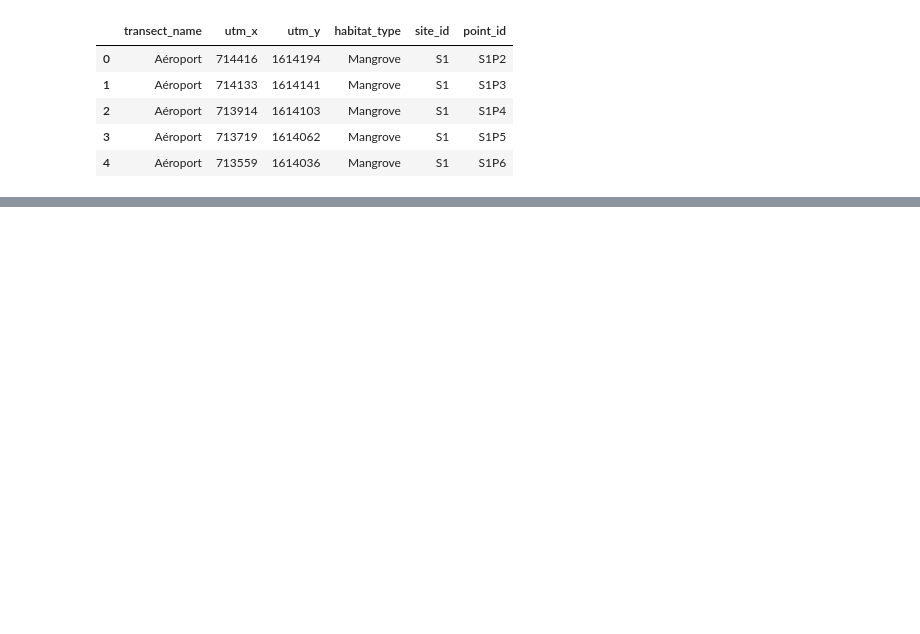
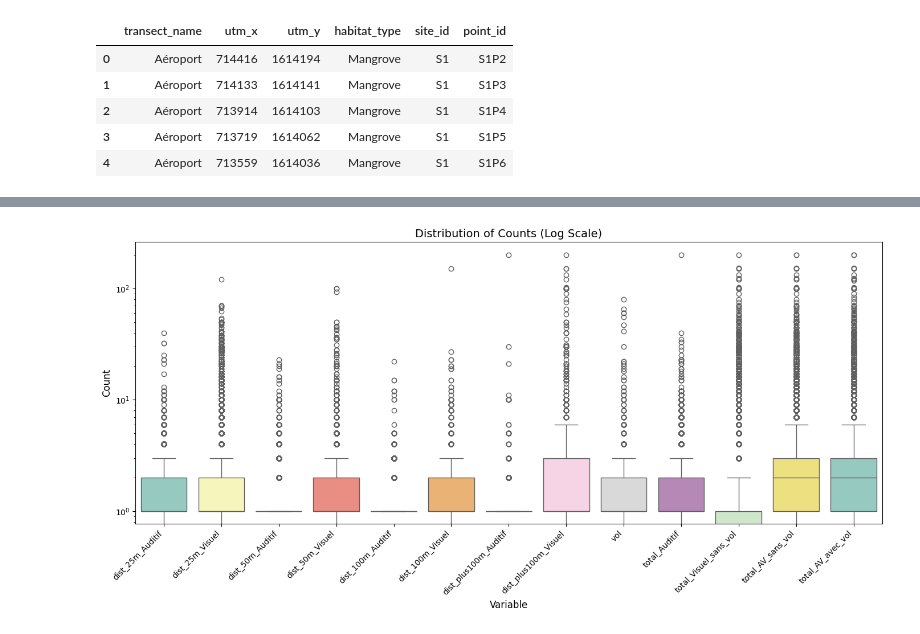
Before and after one commit to fonction-positive/AS_Projet_Birds, a Jupyter notebook: projet_bird/bird.ipynb, the cells around one changed output, grey strips where cells are left out. Saved outputs shown, nothing was run; the diff lists cells and outputs as text; code cells hidden in the pictures; blank space fills up the shorter version.

```diff
--- a/projet_bird/bird.ipynb
+++ b/projet_bird/bird.ipynb
@@ -117,0 +264,44 @@ site_data.head()
+# %%
+# %% [markdown]
+# ## 3. Improved Distribution of Species Counts
+# ## 3. 改进版物种计数分布
+# Boxplot with log scale and outliers highlighted for better visualisation.
+# 带对数刻度和异常值的箱线图，更清晰展示各计数变量分布
+
+# %%
+plt.figure(figsize=(14, 7))
+
+# Melt dataframe for plotting
+# 将宽表转成长表 / convert wide to long format
+melted_counts = obs_data[count_cols].melt(var_name='Variable', value_name='Value')
+
+# Draw boxplot
+# 绘制箱线图 / boxplot
+sns.boxplot(
+    x='Variable',
+    y='Value',
+    data=melted_counts,
+    hue='Variable',       # 使用 hue 指定颜色
+    palette="Set3",
+    showfliers=True,
+    dodge=False,          # 合并箱体，避免重复
+    legend=False          # 不显示图例
+)
+
+# Set log scale for y-axis
+# y轴对数刻度 / log scale
+plt.yscale('log')
+
+# Rotate x-axis labels for readability
+# 旋转 x 轴标签 / rotate labels
+plt.xticks(rotation=45, ha='right', fontsize=10)
+
+# Titles and labels
+plt.title("Distribution of Counts (Log Scale)", fontsize=14)
+plt.xlabel("Variable", fontsize=12)
+plt.ylabel("Count", fontsize=12)
+
+plt.tight_layout()
+plt.show()
+# %% [output]
+[figure, added]
```
Also changed, not shown: parts of 17 cells of this notebook.
